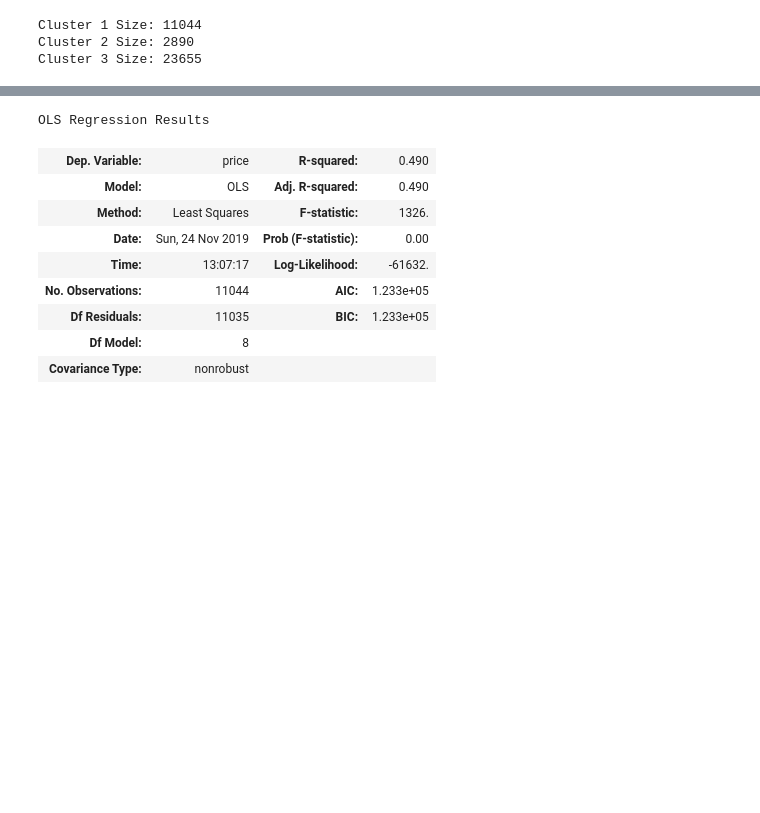
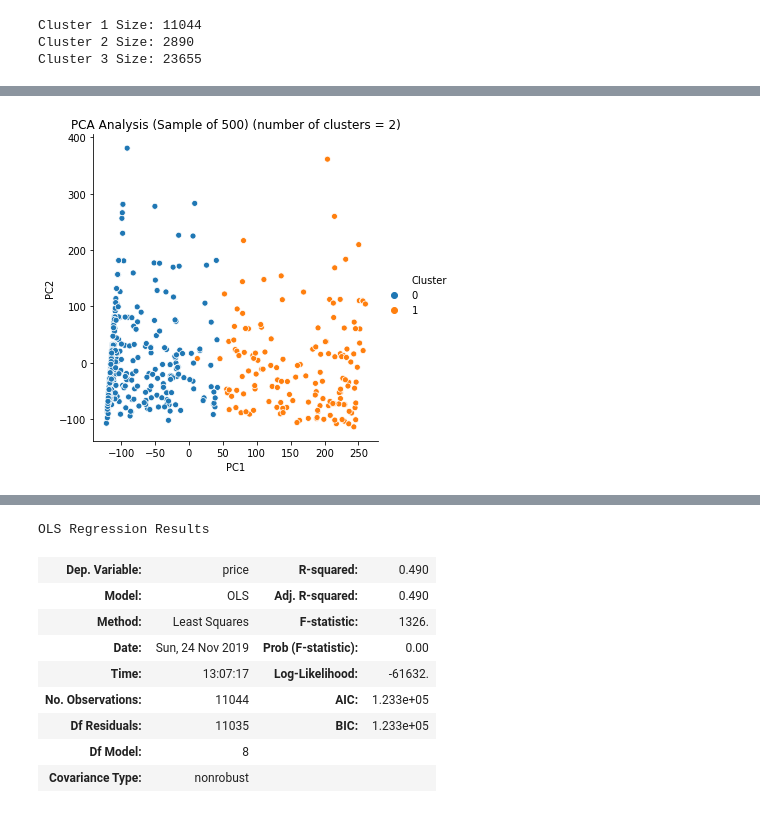
Before and after one commit to esm2000/ds_coursework_python, a Jupyter notebook: mat_328/project/k_means_clustering.ipynb, the cells around one changed output, grey strips where cells are left out. Drawn from its saved outputs; the diff is of its cells as text; code cells hidden in the pictures; blank space fills up the shorter version.

```diff
--- a/mat_328/project/k_means_clustering.ipynb
+++ b/mat_328/project/k_means_clustering.ipynb
@@ -258,0 +249,7 @@ Cluster 3 Size: 23655
+# %%
+X_rotated_sample = X_rotated_df.sample(500)
+sns.relplot(x = "PC1", y = "PC2", hue = "Cluster", data = X_rotated_sample)
+plt.title("PCA Analysis (Sample of 500) (number of clusters = 2)")
+plt.savefig("plots/pca_2.png")
+# %% [output]
+[figure, added]
```
Also changed, not shown: parts of 12 cells of this notebook, 3 other files.
